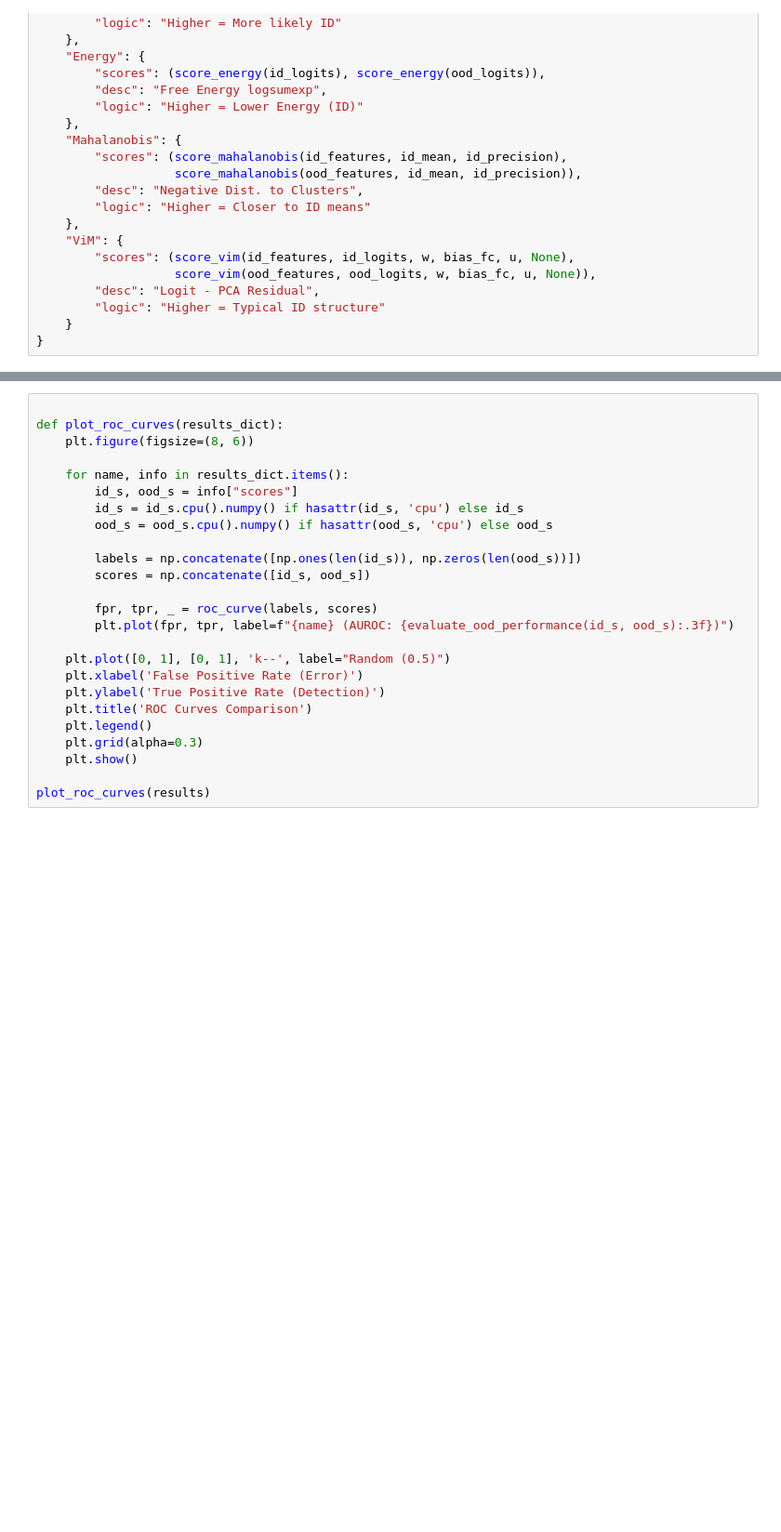
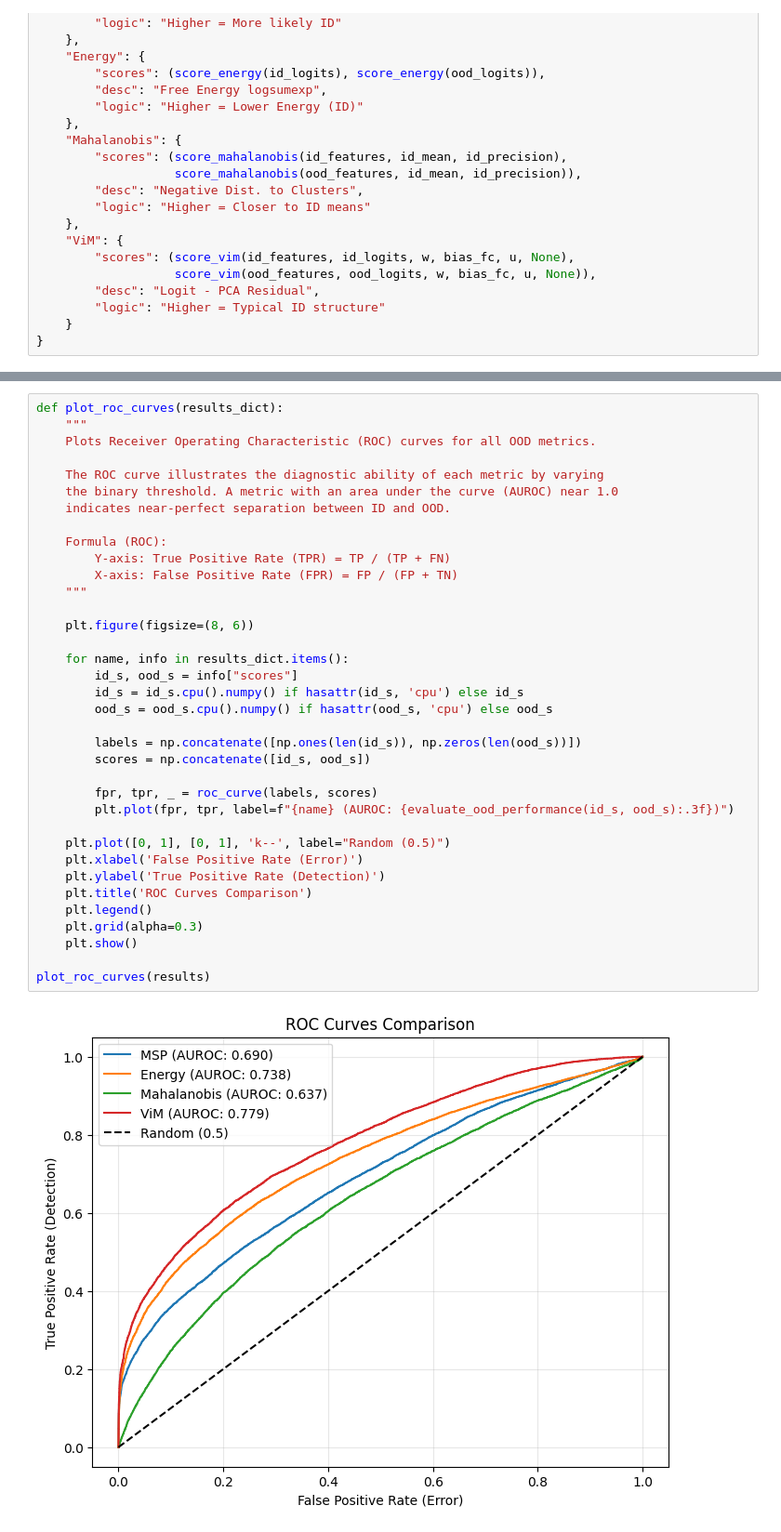
Before and after one commit to Enzo-py/CV_project, a Jupyter notebook: compare_ood.ipynb, the cells around one changed output, grey strips where cells are left out. Shown at 93% size. Cells and saved outputs as stored; diff of their text form; blank space fills up the shorter version.

```diff
--- a/compare_ood.ipynb
+++ b/compare_ood.ipynb
@@ -175,26 +200,39 @@ plot_all_ood_distributions(results)
 # %%
+def plot_roc_curves(results_dict):
+    """
+    Plots Receiver Operating Characteristic (ROC) curves for all OOD metrics.
 
-def plot_roc_curves(results_dict):
+    The ROC curve illustrates the diagnostic ability of each metric by varying
+    the binary threshold. A metric with an area under the curve (AUROC) near 1.0
+    indicates near-perfect separation between ID and OOD.
+
+    Formula (ROC):
+        Y-axis: True Positive Rate (TPR) = TP / (TP + FN)
+        X-axis: False Positive Rate (FPR) = FP / (FP + TN)
+    """
+
     plt.figure(figsize=(8, 6))
 
     for name, info in results_dict.items():
         id_s, ood_s = info["scores"]
         id_s = id_s.cpu().numpy() if hasattr(id_s, 'cpu') else id_s
         ood_s = ood_s.cpu().numpy() if hasattr(ood_s, 'cpu') else ood_s
 
         labels = np.concatenate([np.ones(len(id_s)), np.zeros(len(ood_s))])
         scores = np.concatenate([id_s, ood_s])
 
         fpr, tpr, _ = roc_curve(labels, scores)
         plt.plot(fpr, tpr, label=f"{name} (AUROC: {evaluate_ood_performance(id_s, ood_s):.3f})")
 
     plt.plot([0, 1], [0, 1], 'k--', label="Random (0.5)")
     plt.xlabel('False Positive Rate (Error)')
     plt.ylabel('True Positive Rate (Detection)')
     plt.title('ROC Curves Comparison')
     plt.legend()
     plt.grid(alpha=0.3)
     plt.show()
 
 plot_roc_curves(results)
+# %% [output]
+[figure, added]
 # %%
```
Also changed, not shown: parts of 6 cells of this notebook, 4 other files.
